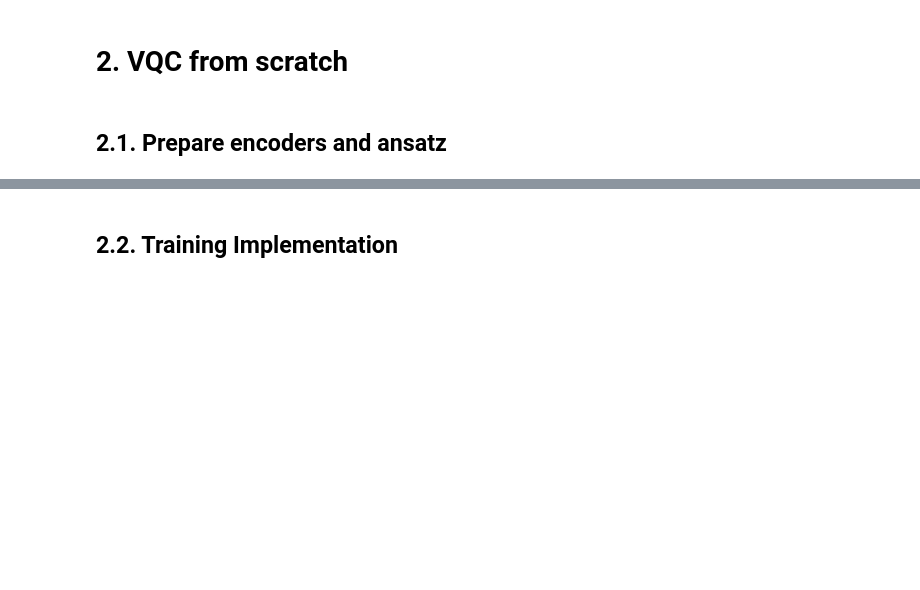
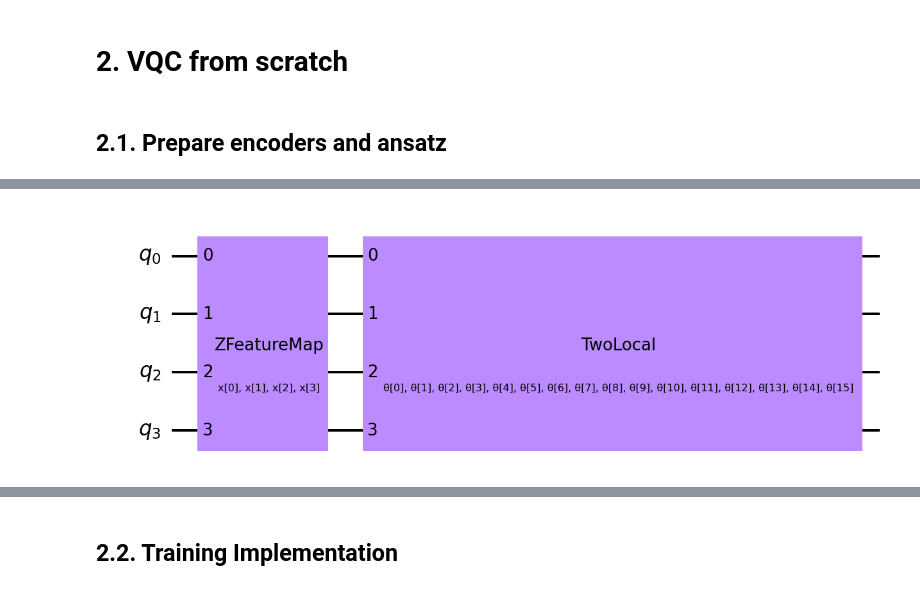
Before and after one commit to natestemen/qml, a Jupyter notebook: C2C Project Notebook.ipynb, the cells around one changed output, grey strips where cells are left out. Cells and saved outputs as stored; diff of their text form; code cells hidden in the pictures; blank space fills up the shorter version.

Commit message:
warm up
I filled in the skeleton notebook with a simple VQC borrowing code from activity 3.3 and fixing the conflicts.
I used circuitQNN.

```diff
--- a/C2C Project Notebook.ipynb
+++ b/C2C Project Notebook.ipynb
@@ -105,6 +185,12 @@ def ansatz_1(n_qubits,_):
     ansatz = None
     ansatz_params = None
     return ansatz, ansatz_params
+# %%
+#var_circuit = fmap_zz.compose(ansatz_tl)
+var_circuit = fmap_z.compose(ansatz_tl)
+var_circuit.draw('mpl',scale=2)
+# %% [output]
+[figure, added]
 # %%
 # TODO: Define function to generate all data encoder circuits (one for each example in the dataset)
 # Preparing and cache all encoder circuits to concatenate with ansatz later
```
Also changed, not shown: parts of 26 cells of this notebook, 2 other files.
